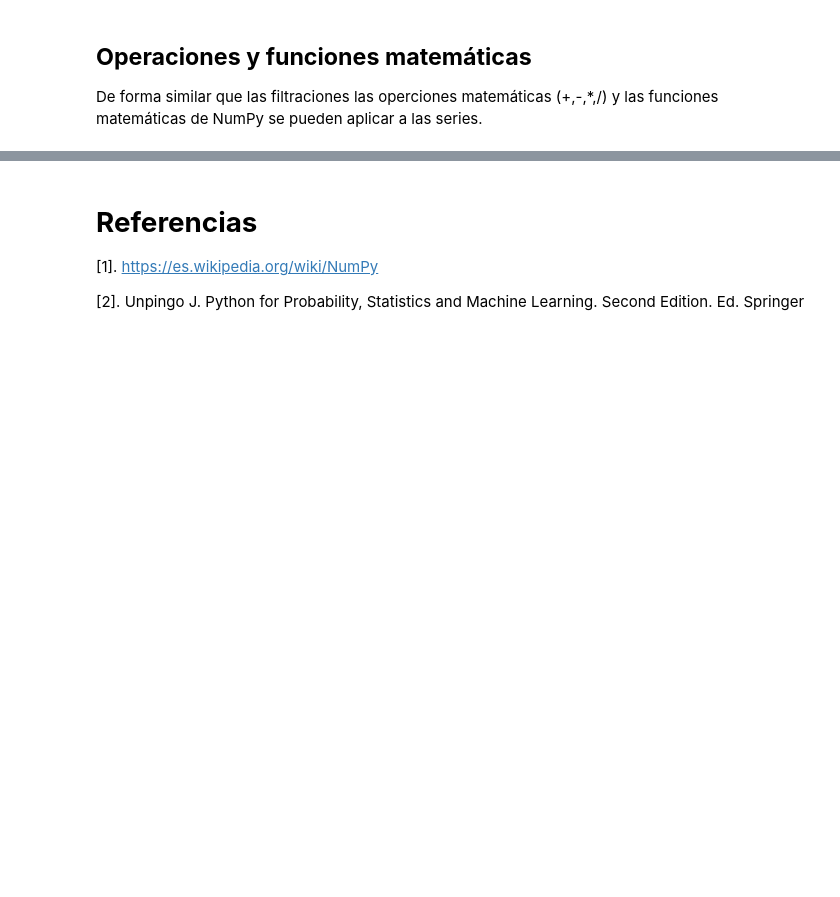
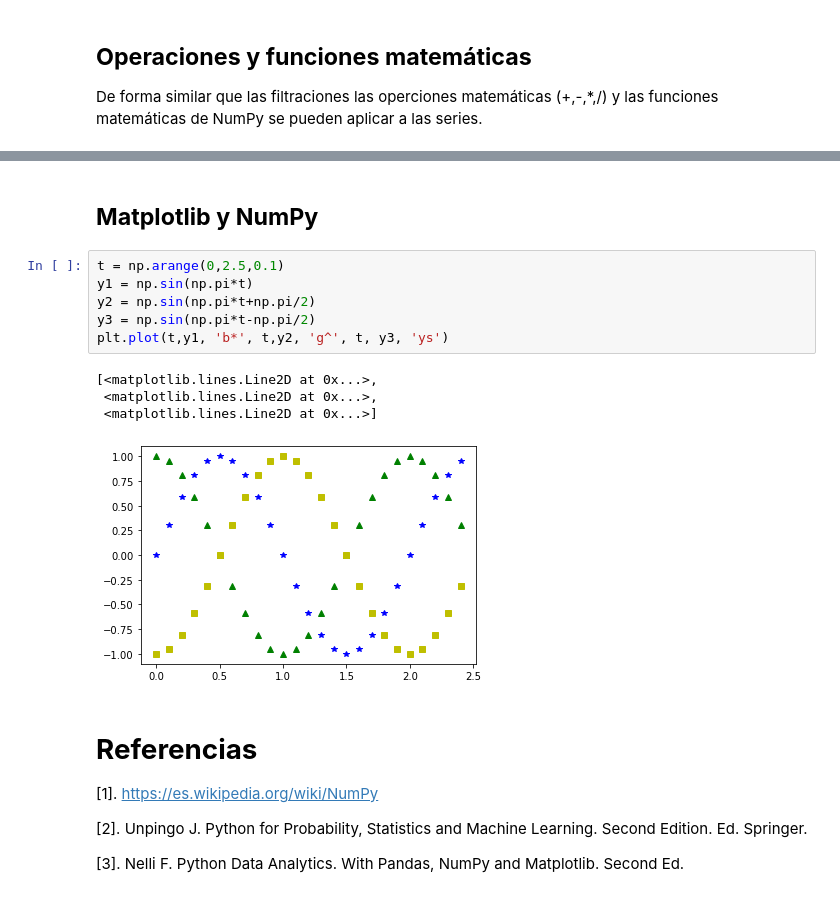
Before and after one commit to alfonsocude/Introducci-n-a-Numpy-Pandas-Matplotlib, a Jupyter notebook: numpy_pandas_plotly.ipynb, the cells around one changed output, grey strips where cells are left out. Cells and saved outputs as stored; diff of their text form; blank space fills up the shorter version.

```diff
--- a/numpy_pandas_plotly.ipynb
+++ b/numpy_pandas_plotly.ipynb
@@ -557,7 +228,22 @@ dtype: float64
+# %% [markdown]
+## **Matplotlib y NumPy**
+# %%
+t = np.arange(0,2.5,0.1)
+y1 = np.sin(np.pi*t)
+y2 = np.sin(np.pi*t+np.pi/2)
+y3 = np.sin(np.pi*t-np.pi/2)
+plt.plot(t,y1, 'b*', t,y2, 'g^', t, y3, 'ys')
+# %% [output]
+[<matplotlib.lines.Line2D at 0x...>,
+ <matplotlib.lines.Line2D at 0x...>,
+ <matplotlib.lines.Line2D at 0x...>]
+[figure, added]
 # %% [markdown]
 # **Referencias**
 
 [1]. https://es.wikipedia.org/wiki/NumPy
 
 [2]. Unpingo J. Python for Probability, Statistics and Machine Learning. Second Edition. Ed.
-Springer
+Springer.
+
+[3]. Nelli F. Python Data Analytics. With Pandas, NumPy and Matplotlib. Second Ed.
```
Also changed, not shown: parts of 124 cells of this notebook.
